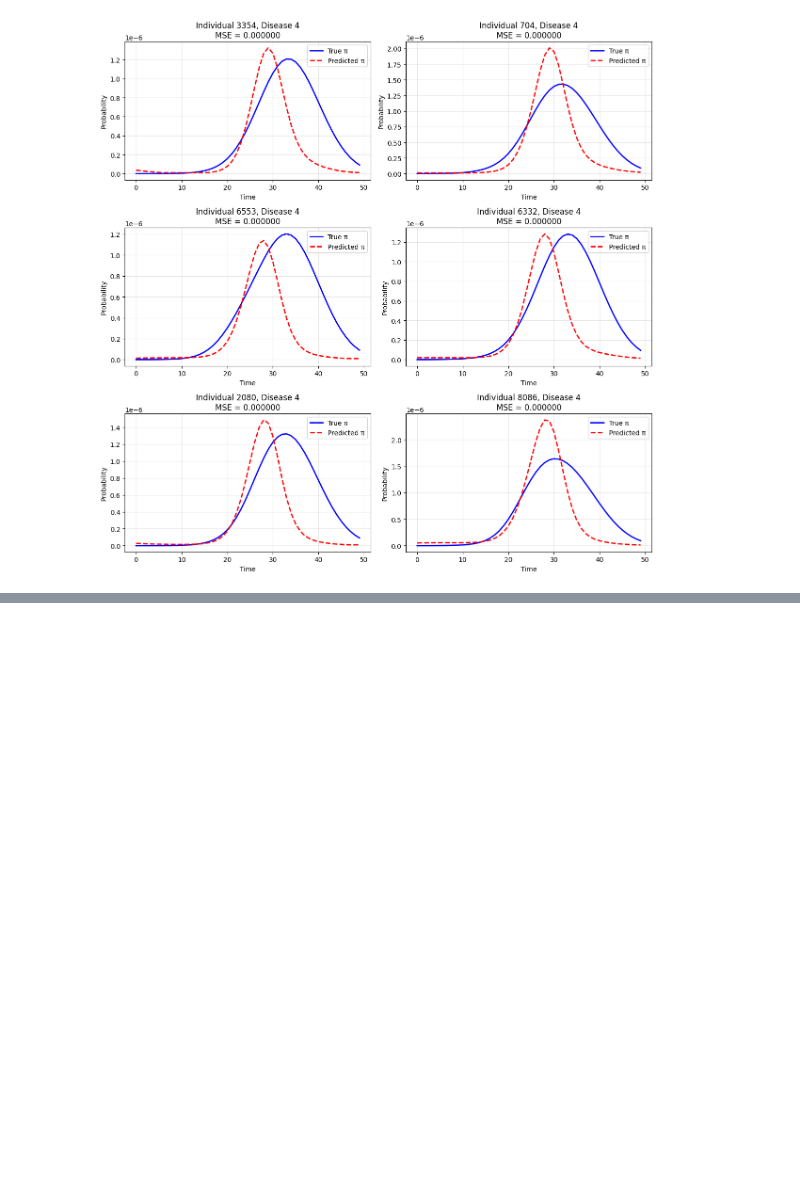
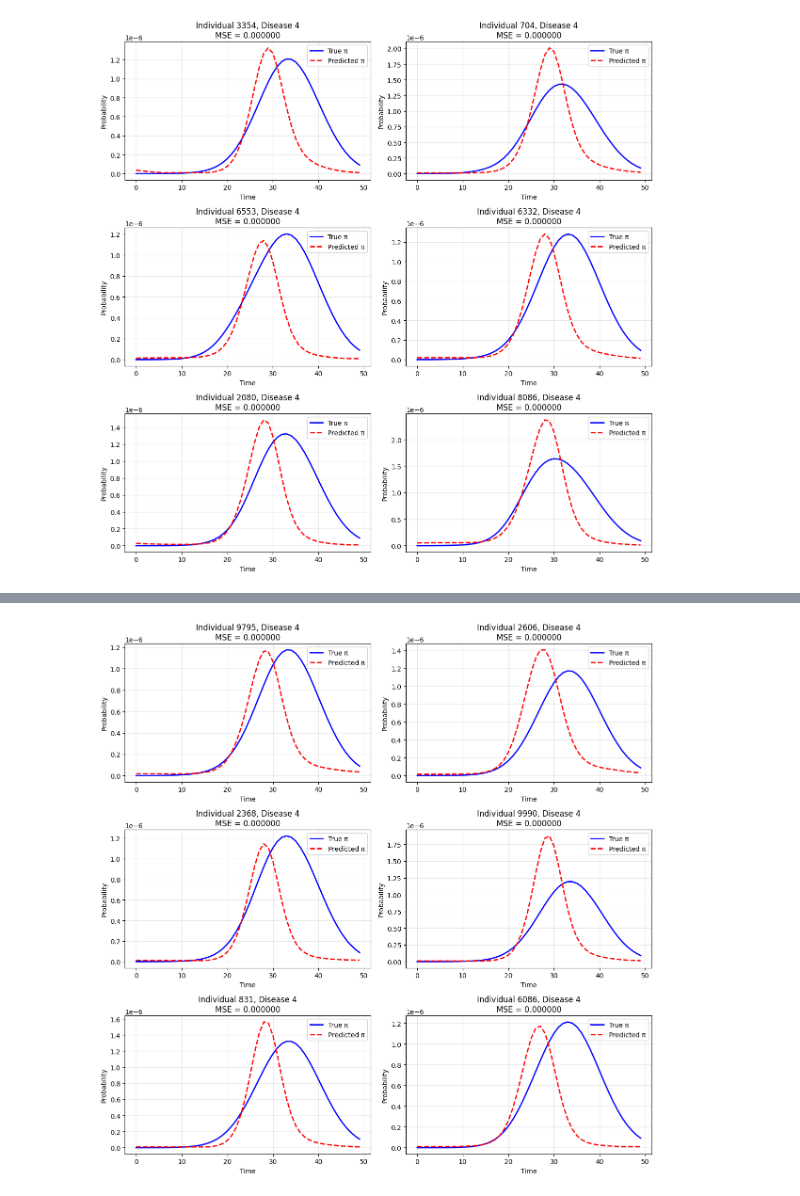
Before and after one commit to surbut/aladynoulli, a Jupyter notebook: pyScripts/newsim.ipynb, the cells around one changed output, grey strips where cells are left out. Saved outputs shown, nothing was run; the diff lists cells and outputs as text; code cells hidden in the pictures; blank space fills up the shorter version.

```diff
--- a/pyScripts/newsim.ipynb
+++ b/pyScripts/newsim.ipynb
@@ -528,0 +660,2 @@ plot_best_matches(data['pi'], model_est.forward()[0],n_samples=6)
+# %%
+history = model.fit(E_tensor, num_epochs=1000, learning_rate=1e-4, lambda_reg=1e-2)
@@ -528,0 +681,4 @@ plot_best_matches(data['pi'], model_est.forward()[0],n_samples=6)
+# %%
+plot_best_matches(data['pi'], model.forward()[0],n_samples=6)
+# %% [output]
+[figure, added]
```
Also changed, not shown: parts of 7 cells of this notebook, 6 other files.
